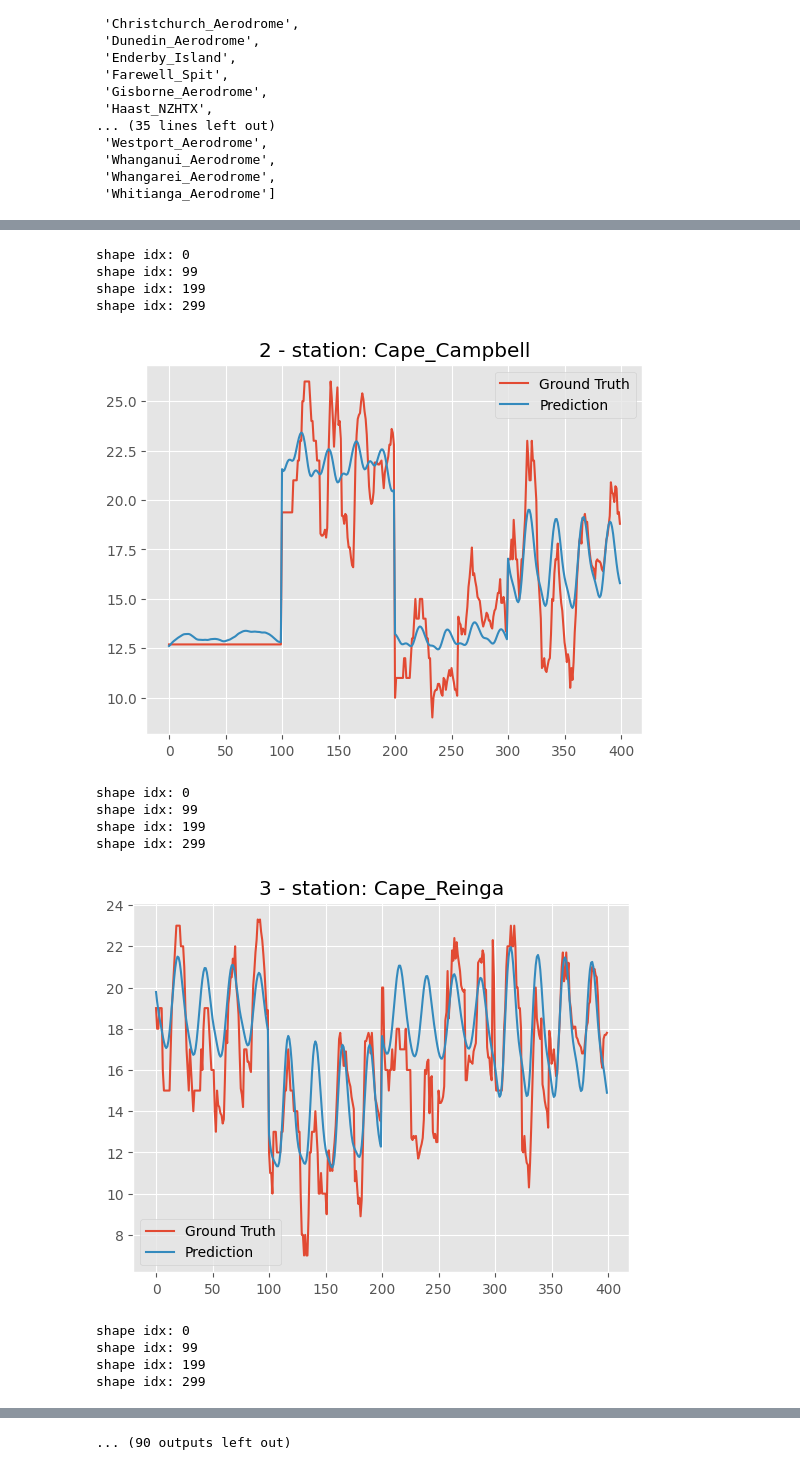
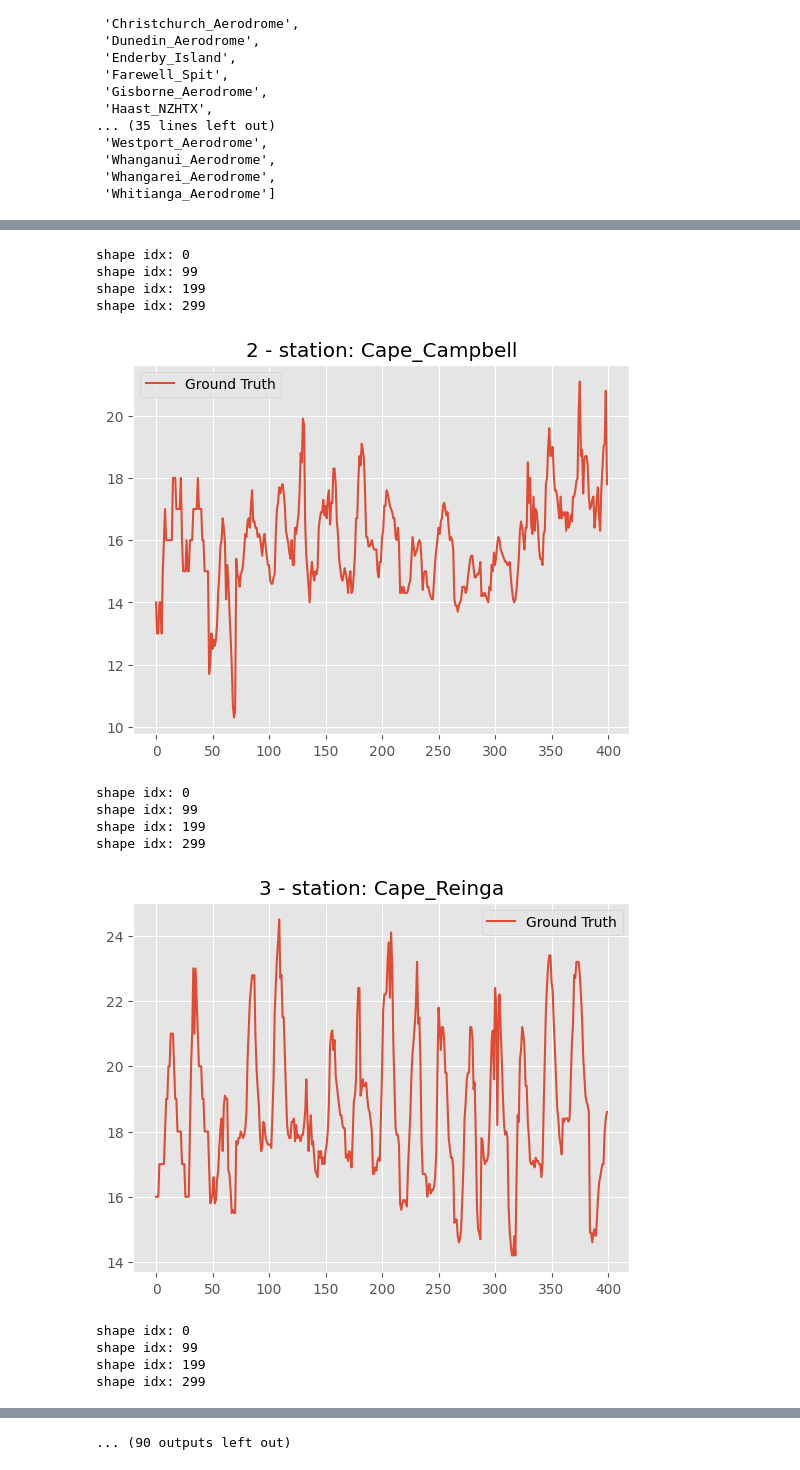
Before and after one commit to LabIA-UFBA/TAIAO-forecasting, a Jupyter notebook: notebooks/GCN.ipynb, the cells around one changed output, grey strips where cells are left out. Drawn from its saved outputs; the diff is of its cells as text; code cells hidden in the pictures.

```diff
--- a/notebooks/GCN.ipynb
+++ b/notebooks/GCN.ipynb
@@ -106,7 +170,7 @@ class SimpleGraphModel(nn.Module):
 
         #print(f"x: {x.shape}")
         # Reformatar saída
-        x = x.view(-1, self.horizon)  # [batch_size * num_targets, horizon]
+        #x = x.view(-1, self.horizon)  # [batch_size * num_targets, horizon]
 
         return x
 # %%
@@ -220,0 +296,22 @@ Predictions shape: (15300, 1, 100)
+# %%
+def get_predictions(model, loader, device):
+    model.eval()
+    preds, trues = [], []
+
+    with torch.no_grad():
+        for batch in loader:
+            batch = batch.to(device)
+            out = model(batch)     # [51, 100]
+            y_true = batch.y       # [51, 100]
+
+            preds.append(out.cpu().numpy())
+            trues.append(y_true.cpu().numpy())
+
+    # stack → mantém eixos [janelas, nós, horizonte]
+    preds = np.stack(preds, axis=0)
+    trues = np.stack(trues, axis=0)
+
+    print(f"Predictions shape: {preds.shape}")
+    print(f"True values shape: {trues.shape}")
+
+    return preds, trues
@@ -227,3 +328,0 @@ y_pred_src.shape, y_true_src.shape
-# %%
-y_true_src = y_true_src.reshape(51, 300, 100)
-y_pred_src = y_pred_src.reshape(51, 300, 100)
@@ -259,14 +366,14 @@ nodes
 # %%
 idx = 0
-node = 24
+node = 25
 ytrues = []
 ypreds = []
 
-for i in range(3):
+for i in range(4):
 #for i in [100, 200, 300]:
     print(f"shape idx: {idx}")
-    y_true = y_true_src[node, idx,:].tolist()
-    y_pred = y_pred_src[node, idx,:].tolist()
+    y_true = y_true_src[idx, node,:].tolist()
+    y_pred = y_pred_src[idx, node,:].tolist()
 
     ytrues.extend(y_true)
     ypreds.extend(y_pred)
@@ -297,8 +405,8 @@ for node in range(51):
 
     for i in range(4):
         print(f"shape idx: {idx}")
-        y_true = y_true_src[node, idx,:].tolist()
-        y_pred = y_pred_src[node, idx,:].tolist()
+        y_true = y_true_src[idx, node,:].tolist()
+        y_pred = y_pred_src[idx, node,:].tolist()
 
         ytrues.extend(y_true)
         ypreds.extend(y_pred)
@@ -308,7 +416,7 @@ for node in range(51):
             idx -= 1
     plt.title(f"{node} - station: {nodes[node]}")
     plt.plot(ytrues, label="Ground Truth")
-    plt.plot(ypreds, label="Prediction")
+    #plt.plot(ypreds, label="Prediction")
     plt.legend()
     plt.show()
 # %% [output]
@@ -325,13 +433,13 @@ shape idx: 299
 shape idx: 0
 shape idx: 99
 shape idx: 199
 shape idx: 299
-[figure, old version]
+[figure, new version]
 shape idx: 0
 shape idx: 99
 shape idx: 199
 shape idx: 299
-[figure, old version]
+[figure, new version]
 shape idx: 0
 shape idx: 99
 shape idx: 199
```
Also changed, not shown: parts of 15 cells of this notebook, 9 other files.
